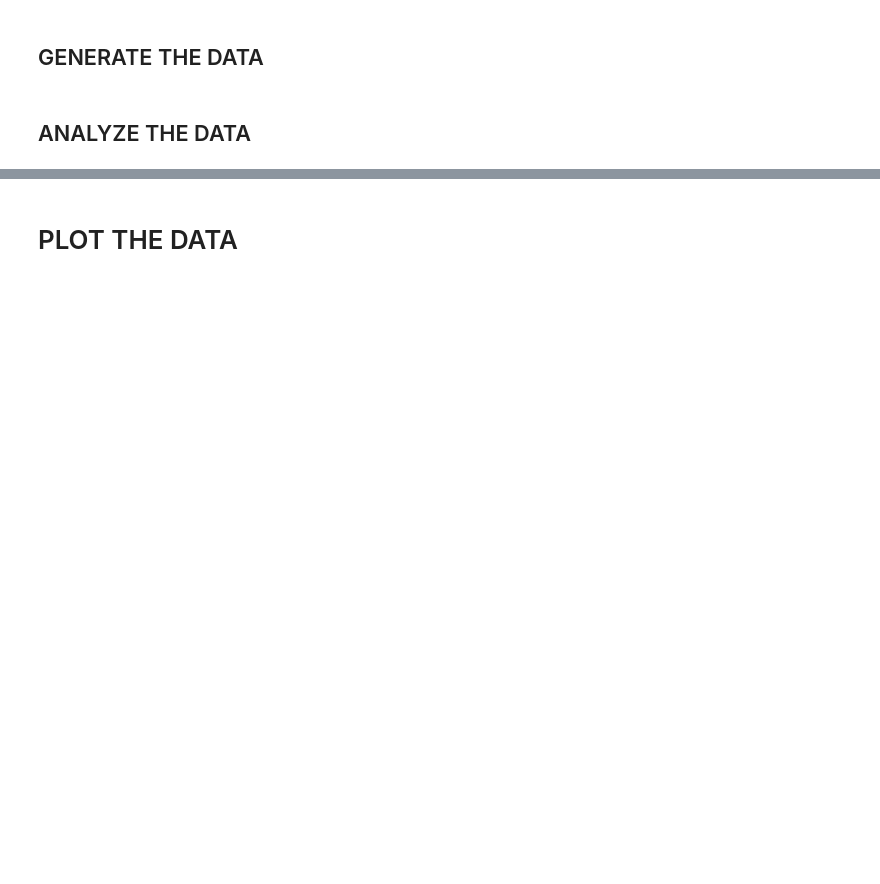
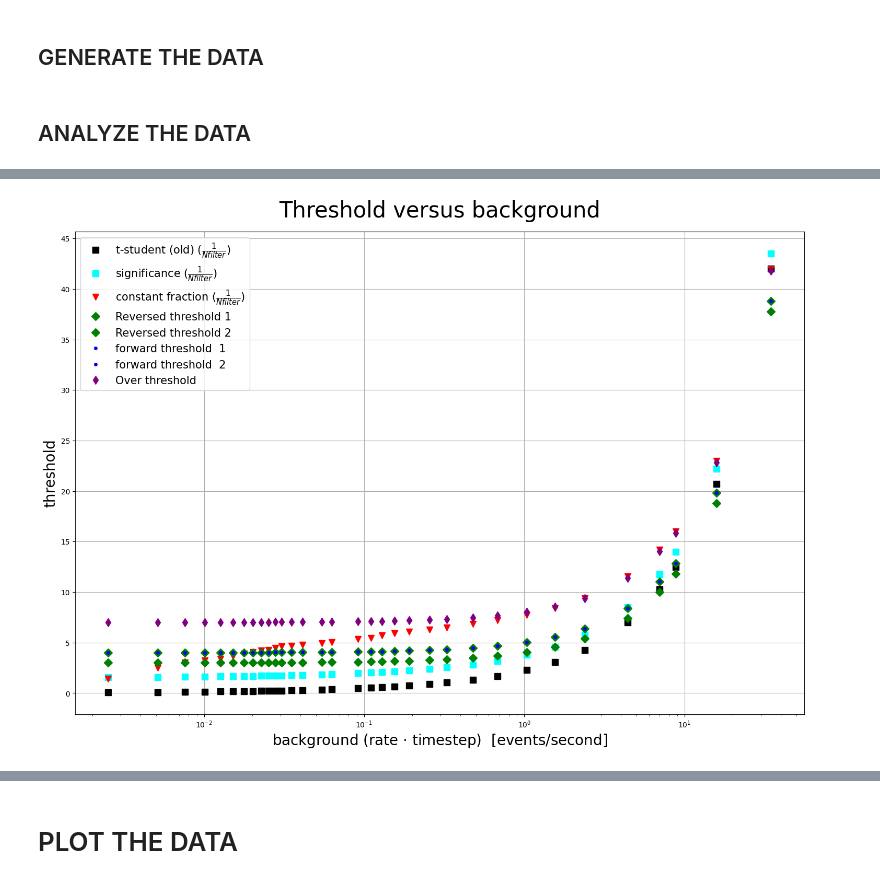
Before and after one commit to Adrianodelvincio/ALPHA, a Jupyter notebook: ALPHA-2/LineShape/MVA.ipynb, the cells around one changed output, grey strips where cells are left out. Cells and saved outputs as stored; diff of their text form; code cells hidden in the pictures; blank space fills up the shorter version.

```diff
--- a/ALPHA-2/LineShape/MVA.ipynb
+++ b/ALPHA-2/LineShape/MVA.ipynb
@@ -15,3 +16,6 @@ ROOT.gInterpreter.ProcessLine(".L ScanAnalysis.cpp")
 # %% [output]
 Welcome to JupyROOT 6.28/06
 0
+# %%
+rate, efficiency = np.loadtxt("MVA-points.txt", unpack = True)
+print(rate)
@@ -73,0 +260,8 @@ for i in range(0,len(rate)):
+# %%
+# Cost functions
+ROC_cost_cf = np.sqrt(ROC_stdCf**2 + ROC_biasCf**2)
+ROC_cost_thr = np.sqrt(ROC_stdThr**2 + ROC_biasThr**2)
+ROC_cost_veto = np.sqrt(ROC_stdVeto**2 + ROC_biasVeto**2)
+ROC_cost_rev = np.sqrt(ROC_stdRev**2 + ROC_biasRev**2)
+ROC_cost_sum = np.sqrt(ROC_stdSum**2 + ROC_biasSum**2)
+ROC_cost_sign = np.sqrt(ROC_stdSign**2 + ROC_biasSign**2)
@@ -73,0 +896,73 @@ for i in range(0,len(rate)):
+# %%
+timestep = 8
+background = rate*timestep
+
+ind_cf = np.unravel_index(np.argmin(ROC_cost_cf, axis = None), ROC_cost_cf.shape)
+print("constant fraction: ", ind_cf)
+print("combination:", combinations[ind_cf[0]])
+
+ind_sum = np.unravel_index(np.argmin(ROC_cost_sum, axis = None), ROC_cost_sum.shape)
+print("t student: ", ind)
+print("combination:", combinations[ind[0]])
+
+ind = np.unravel_index(np.argmin(ROC_cost_rev, axis = None), ROC_cost_rev.shape)
+print("Reversed: ", ind)
+print("combination:", combinations[ind[0]])
+
+ind_thr = np.unravel_index(np.argmin(ROC_cost_thr, axis = None), ROC_cost_thr.shape)
+print("Threshold: ", ind_thr)
+print("combination:", combinations[ind_thr[0]])
+
+ind_veto = np.unravel_index(np.argmin(ROC_cost_veto, axis = None), ROC_cost_veto.shape)
+print("Threshold: ", ind_veto)
+print("combination:", combinations[ind_veto[0]])
+
+# t-student
+Nfilter = combinations[ind_sum[0]][0]
+Nsigma = combinations[ind_sum[0]][1]
+print("combination sum:" , Nfilter, Nsigma)
+thr_sum = Nfilter*(background) + Nsigma*np.sqrt(Nfilter*background)
+Nfilter_sum = Nfilter
+
+# Significance
+#Nfilter*(background)
+thr_sum2 = Nfilter*(background) + Nsigma**2  + Nsigma*np.sqrt(Nfilter*background)
+
+# reversed
+thr_veto1 = background + combinations[ind_veto[0]][4]
+thr_veto2 = background + combinations[ind_veto[0]][5]
+
+# reversed
+thr_rev1 = background + combinations[6][4]
+thr_rev2 = background + combinations[6][5]
+
+# Threshold
+thr_thr = background + combinations[ind_thr[0]][3]
+
+# Constant fraction
+Nfilter = combinations[ind_cf[0]][0]
+fraction = combinations[ind_cf[1]][2]
+Nhbar = 20.58; Nstack = 20
+peak = 0.078*Nhbar*Nstack*efficiency + background
+thr_cf = Nfilter*(background + (peak - background)*fraction)
+Nfilter_cf = Nfilter
+
+plt.figure(5234421412, figsize = (18,12))
+plt.title("Threshold versus background", fontsize = 30)
+plt.xscale('log')
+plt.xlabel(r"background (rate $\cdot$ timestep)  [events/second]", fontsize = 20)
+plt.ylabel("threshold", fontsize = 20)
+plt.yticks(np.linspace(0,50,11))
+plt.grid()
+plt.errorbar(background, thr_sum/Nfilter_sum, linestyle = '', marker = 's', color = 'black', label = r"t-student (old) ($\frac{1}{Nfilter}$)" ,markersize = 8)
+plt.errorbar(background, thr_sum2/Nfilter_sum, linestyle = '', marker = 's', color = 'cyan', label = r"significance ($\frac{1}{Nfilter}$)" ,markersize = 8)
+plt.errorbar(background, thr_cf/Nfilter_cf, linestyle = '', marker = 'v', color = 'red', label = r"constant fraction ($\frac{1}{Nfilter}$)" ,markersize = 8)
+plt.errorbar(background, thr_rev1, linestyle = '', marker = 'D', color = 'green', label = "Reversed threshold 1" ,markersize = 8)
+plt.errorbar(background, thr_rev2, linestyle = '', marker = 'D', color = 'green', label = "Reversed threshold 2" ,markersize = 8)
+plt.errorbar(background, thr_veto1, linestyle = '', marker = '.', color = 'blue', label = "forward threshold  1" ,markersize = 8)
+plt.errorbar(background, thr_veto2, linestyle = '', marker = '.', color = 'blue', label = "forward threshold  2" ,markersize = 8)
+plt.errorbar(background, thr_thr, linestyle = '', marker = 'd', color = 'purple', label = "Over threshold" ,markersize = 8)
+plt.legend(fontsize = 15)
+plt.savefig("Plot/mvaScan/Thresholds_vs_rate.jpg", format = "jpg")
+plt.savefig("Plot/mvaScan/Thresholds_vs_rate.pdf", format = "pdf")
+# %% [output]
@@ -73,0 +980 @@ for i in range(0,len(rate)):
+[figure, added]
```
Also changed, not shown: parts of 16 cells of this notebook, 13 other files.
